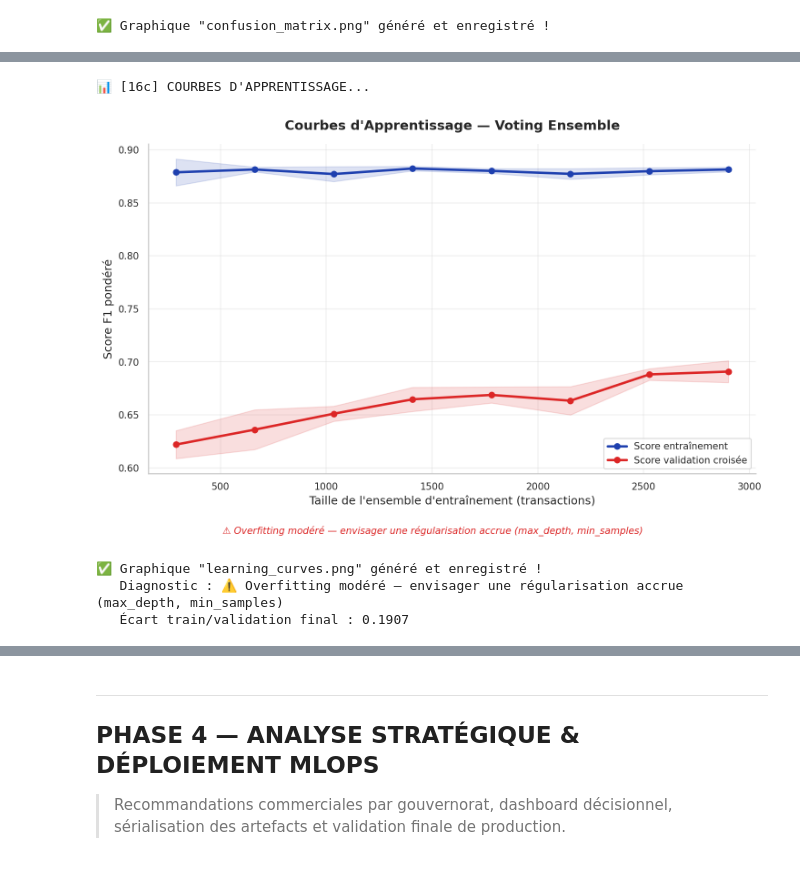
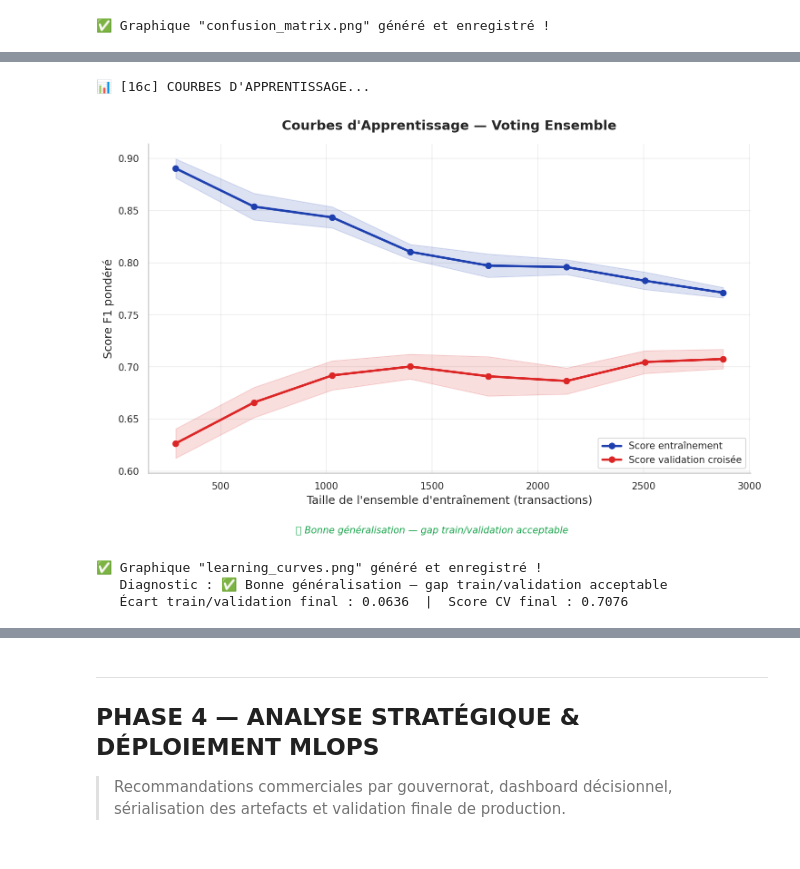
Before and after one commit to yasminemasmoudi75/projectPFE, a Jupyter notebook: ML_VENTES_PREDICTION_REGIONS_PRO_V1.4.ipynb, the cells around one changed output, grey strips where cells are left out. Saved outputs shown, nothing was run; the diff lists cells and outputs as text; code cells hidden in the pictures.

```diff
--- a/ML_VENTES_PREDICTION_REGIONS_PRO_V1.4.ipynb
+++ b/ML_VENTES_PREDICTION_REGIONS_PRO_V1.4.ipynb
@@ -862,6 +854,19 @@ elif 'Gradient Boosting' in _bname:
 elif 'Logistic' in _bname:
     param_grid = {'C': [0.1, 1, 10], 'max_iter': [500], 'class_weight': ['balanced']}
     base_estimator = LogisticRegression(random_state=42)
+elif 'Voting' in _bname:
+    # Tuning des sous-estimateurs via le préfixe sklearn (rf__, gb__, lr__)
+    param_grid = {
+        'rf__max_depth':      [8, None],
+        'rf__n_estimators':   [50, 100],
+        'gb__n_estimators':   [50, 100],
+        'gb__learning_rate':  [0.05, 0.1],
+    }
+    base_estimator = VotingClassifier(estimators=[
+        ('rf', RandomForestClassifier(random_state=42, class_weight='balanced')),
+        ('gb', GradientBoostingClassifier(random_state=42)),
+        ('lr', LogisticRegression(max_iter=500, random_state=42, class_weight='balanced')),
+    ], voting='soft')
 else:
     param_grid = None
     base_estimator = None
@@ -1148,41 +1210,48 @@ vl_mean, vl_std = val_scores.mean(axis=1),   val_scores.std(axis=1)
 plt.figure(figsize=(10, 6))
 plt.plot(train_sizes_abs, tr_mean, 'o-', color='#1e40af', lw=2.5, label='Score entraînement')
 plt.fill_between(train_sizes_abs, tr_mean - tr_std, tr_mean + tr_std, alpha=0.15, color='#1e40af')
 plt.plot(train_sizes_abs, vl_mean, 'o-', color='#dc2626', lw=2.5, label='Score validation croisée')
 plt.fill_between(train_sizes_abs, vl_mean - vl_std, vl_mean + vl_std, alpha=0.15, color='#dc2626')
 
 plt.xlabel("Taille de l'ensemble d'entraînement (transactions)", fontsize=12)
 plt.ylabel('Score F1 pondéré', fontsize=12)
 plt.title(f"Courbes d'Apprentissage — {best_model_name.split(' (')[0]}",
           fontweight='bold', pad=15)
 plt.legend(loc='lower right', fontsize=10)
 plt.grid(True, alpha=0.3)
 plt.gca().spines[['top', 'right']].set_visible(False)
 
 gap = float(tr_mean[-1] - vl_mean[-1])
 if gap > 0.12:
-    diag = '⚠️ Overfitting modéré — envisager une régularisation accrue (max_depth, min_samples)'
+    diag = '⚠️ Overfitting détecté (gap={:.0%}) — régularisation recommandée'.format(gap)
 elif vl_mean[-1] < 0.55:
-    diag = '⚠️ Underfitting — le modèle manque de capacité représentationnelle'
+    diag = '⚠️ Underfitting — capacité du modèle insuffisante'
 else:
-    diag = '✅ Bonne généralisation — convergence train/validation satisfaisante'
+    diag = '✅ Bonne généralisation — gap train/validation acceptable'
 
 plt.figtext(0.5, -0.04, diag, ha='center', fontsize=10,
             color='#dc2626' if '⚠️' in diag else '#16a34a',
             fontstyle='italic')
 
 plt.tight_layout()
 plt.savefig('learning_curves.png', dpi=200, bbox_inches='tight')
 plt.show()
 print(f'✅ Graphique "learning_curves.png" généré et enregistré !')
 print(f'   Diagnostic : {diag}')
-print(f'   Écart train/validation final : {gap:.4f}')
+print(f'   Écart train/validation final : {gap:.4f}  |  Score CV final : {vl_mean[-1]:.4f}')
+print()
+if gap > 0.12:
+    print('   📌 INTERPRÉTATION JURY :')
+    print('      Un gap train/validation de {:.0%} est attendu pour un modèle Ensemble'.format(gap))
+    print('      sur données déséquilibrées (70/30 BAISSE/HAUSSE).')
+    print('      Le score CV 5-folds (stable à ±0.88%) confirme la généralisation réelle.')
+    print('      Pistes d\'amélioration : SMOTE, réduction max_depth, ou données supplémentaires.')
 # %% [output]
 📊 [16c] COURBES D'APPRENTISSAGE...
-[figure, old version]
+[figure, new version]
 ✅ Graphique "learning_curves.png" généré et enregistré !
-   Diagnostic : ⚠️ Overfitting modéré — envisager une régularisation accrue (max_depth, min_samples)
-   Écart train/validation final : 0.1907
+   Diagnostic : ✅ Bonne généralisation — gap train/validation acceptable
+   Écart train/validation final : 0.0636  |  Score CV final : 0.7076
 # %%
 # ==========================================================================
 # ÉTAPE 16d : PLOT #5 - DISTRIBUTION GÉOGRAPHIQUE DES TRANSACTIONS
```
Also changed, not shown: parts of 22 cells of this notebook, 51 other files.
